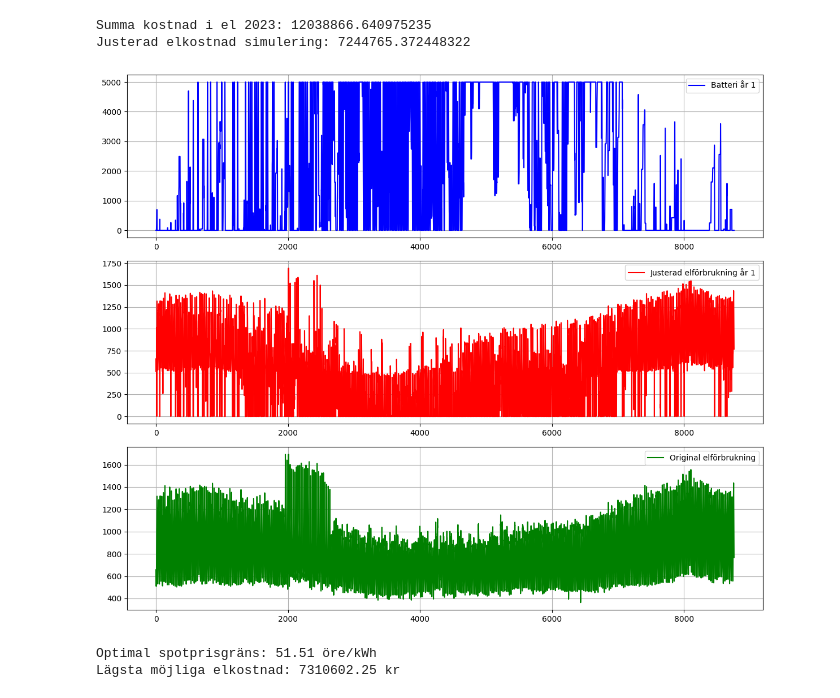
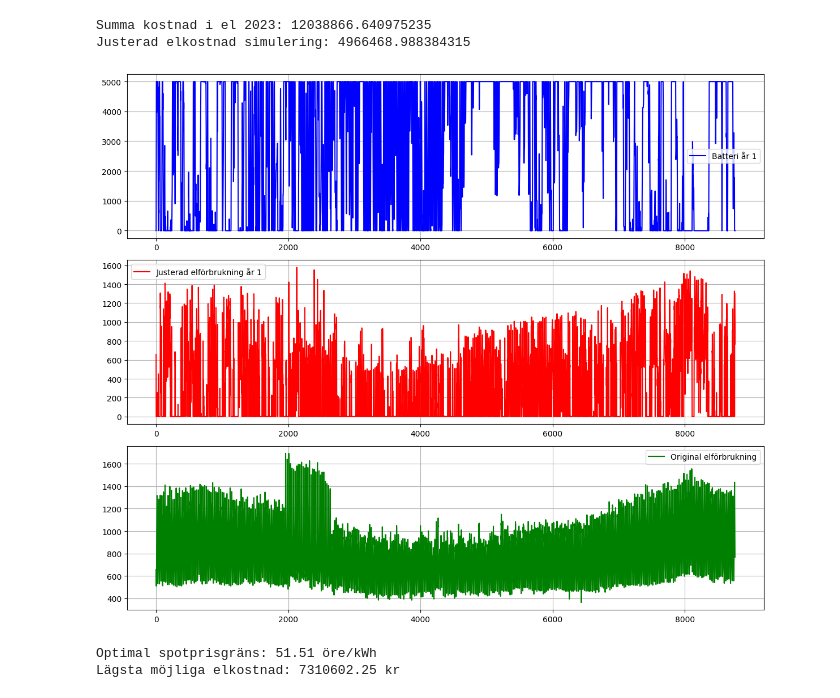
Before and after one commit to Jakobthuresson/Energigemenskaper, a Jupyter notebook: NyEGScript.ipynb, the cells around one changed output. Drawn from its saved outputs; the diff is of its cells as text; code cells hidden in the pictures.

Commit message:
Vindprod

```diff
--- a/NyEGScript.ipynb
+++ b/NyEGScript.ipynb
@@ -7,9 +7,13 @@ import matplotlib.pyplot as plt
 Solprod = pd.read_excel("SolprodABK.xlsx")
 ABKEl = pd.read_excel("ABKEL.xlsx", names=["ABKEl"])
 Spotpris = pd.read_excel("Spotpris.xlsx", names=["Spotpris"])  # Namnge kolumnen korrekt
+Vindprod = pd.read_excel("Vindturbin.xlsx")
 
 # Extrahera första kolumnen från respektive DataFrame
-Sol = 0.8*Solprod.iloc[:, 0]  # Solel-produktion multipliceras med faktor 0.8 eftersom hela takytan inte kan användas
+Vind =Vindprod.iloc[:, 0]
+Sol = 0.5*Solprod.iloc[:, 0]  # Solel-produktion multipliceras med faktor 0.5 eftersom hela takytan inte används
+
+Prod = Vind + Sol
 
 # Konvertera Spotpris till en lista för iteration
 Spot_list = Spotpris["Spotpris"].tolist()
@@ -60,8 +64,8 @@ original_consumption = ABKEl["ABKEl"].tolist()
 
 köptaTimmar = []  # Lista för köpta spotpriser och tid
 
-for tid, sol, abk, spot in zip(Spotpris.index, Sol, ABK_list, Spot_list):
-    diff = abk - sol  # Skillnad mellan förbrukning och solproduktion
+for tid, prod, abk, spot in zip(Spotpris.index, Prod, ABK_list, Spot_list):
+    diff = abk - prod  # Skillnad mellan förbrukning och solproduktion
 
 
     if diff < 0:
@@ -70,17 +74,17 @@ for tid, sol, abk, spot in zip(Spotpris.index, Sol, ABK_list, Spot_list):
         elförbrukning.append(0)  # Vi behöver inte köpa el
         köptaTimmar.append((tid,0))
     else:
-        if spot <= 35 and sol > 0:
-            if batteriKapacitet + sol >= 5000:
-                solÖver = (batteriKapacitet + sol) - 5000
-                batteriKapacitet = min(batteriKapacitet + sol, batteriMaxKapacitet)
+        if spot <= 35 and prod > 0:
+            if batteriKapacitet + prod >= 5000:
+                solÖver = (batteriKapacitet + prod) - 5000
+                batteriKapacitet = min(batteriKapacitet + prod, batteriMaxKapacitet)
                 elförbrukning.append(max(0, abk-solÖver))
                 köptaTimmar.append((tid,spot))
             else:
-                batteriKapacitet = min(batteriKapacitet + sol, batteriMaxKapacitet)
+                batteriKapacitet = min(batteriKapacitet + prod, batteriMaxKapacitet)
                 elförbrukning.append(abk)
                 köptaTimmar.append((tid, spot))
-        elif 35 < spot < 51.51 and sol > 0:
+        elif 35 < spot < 51.51 and prod > 0:
             elförbrukning.append(diff)
             köptaTimmar.append((tid, spot))
         elif spot >= 51.51:
@@ -129,35 +133,35 @@ summaJusteradÖverfKR = (summaJusteradÖverf / 100) + fastAbbKostnad
 # Filtrera elförbrukning endast för de köpta timmarna
 elförbrukning_köpt = elförbrukning_df.loc[köptaTimmar_df.index]
 
 # Beräkna elhandelskostnaden: Spotpris * elförbrukning
 elhandelskostnad_köpt = (köptaTimmar_df["Spotpris"] * elförbrukning_köpt["elförbrukning"]).sum() / 100
 
 # Beräkna den justerade energiskatten
 total_elförbrukning = sum(elförbrukning)
 JusteradEnergiskatt = (total_elförbrukning * 43.9) / 100
 
 # Beräkna den justerade elkostnaden
 summaJusteradElkostnad = 1.25 * (JusteradEnergiskatt + elhandelskostnad_köpt + summaJusteradÖverfKR)
 
 print("Justerad elkostnad simulering:", summaJusteradElkostnad)
 
 # ----------------------- PLOTTING RESULTS -----------------------
 fig, ax = plt.subplots(3, 1, figsize=(12, 10))
 
 ax[0].plot(battery_values, label='Batteri år 1', color='blue')
 ax[1].plot(elförbrukning, label='Justerad elförbrukning år 1', color='red')
 ax[2].plot(original_consumption, label='Original elförbrukning', color='green')
 
 for a in ax:
     a.legend()
     a.grid(True)
 
 plt.tight_layout()
 plt.show()
 # %% [output]
 Summa kostnad i el 2023: 12038866.640975235
-Justerad elkostnad simulering: 7244765.372448322
+Justerad elkostnad simulering: 4966468.988384315
-[figure, old version]
+[figure, new version]
 # %%
 import scipy.optimize as opt
 
```
